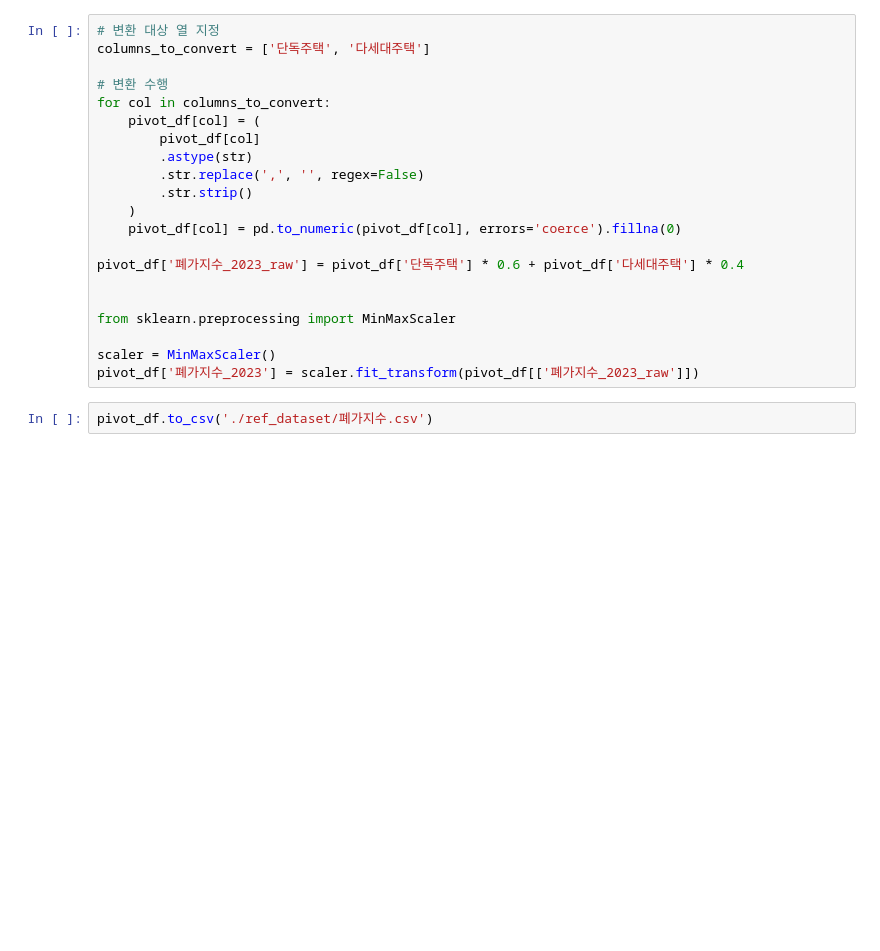
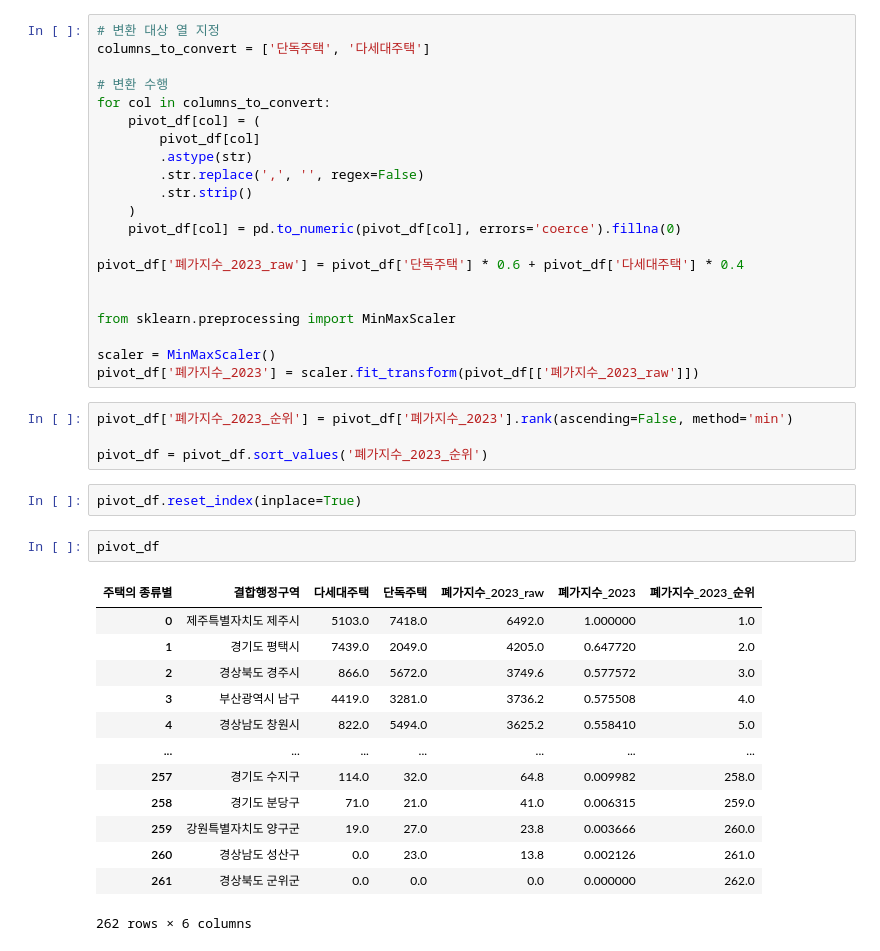
Before and after one commit to iju298/REFrame, a Jupyter notebook: notebooks/02_data_empty.ipynb, the cells around one changed output. Cells and saved outputs as stored; diff of their text form; blank space fills up the shorter version.

```diff
--- a/notebooks/02_data_empty.ipynb
+++ b/notebooks/02_data_empty.ipynb
@@ -160,5 +160,25 @@ from sklearn.preprocessing import MinMaxScaler
 
 scaler = MinMaxScaler()
 pivot_df['폐가지수_2023'] = scaler.fit_transform(pivot_df[['폐가지수_2023_raw']])
-# %%
-pivot_df.to_csv('./ref_dataset/폐가지수.csv')
+# %%
+pivot_df['폐가지수_2023_순위'] = pivot_df['폐가지수_2023'].rank(ascending=False, method='min')
+
+pivot_df = pivot_df.sort_values('폐가지수_2023_순위')
+# %%
+pivot_df.reset_index(inplace=True)
+# %%
+pivot_df
+# %% [output]
+| 주택의 종류별 | 결합행정구역 | 다세대주택 | 단독주택 | 폐가지수_2023_raw | 폐가지수_2023 | 폐가지수_2023_순위 |
+| 0 | 제주특별자치도 제주시 | 5103.0 | 7418.0 | 6492.0 | 1.000000 | 1.0 |
+| 1 | 경기도 평택시 | 7439.0 | 2049.0 | 4205.0 | 0.647720 | 2.0 |
+| 2 | 경상북도 경주시 | 866.0 | 5672.0 | 3749.6 | 0.577572 | 3.0 |
+| 3 | 부산광역시 남구 | 4419.0 | 3281.0 | 3736.2 | 0.575508 | 4.0 |
+| 4 | 경상남도 창원시 | 822.0 | 5494.0 | 3625.2 | 0.558410 | 5.0 |
+| ... | ... | ... | ... | ... | ... | ... |
+| 257 | 경기도 수지구 | 114.0 | 32.0 | 64.8 | 0.009982 | 258.0 |
+| 258 | 경기도 분당구 | 71.0 | 21.0 | 41.0 | 0.006315 | 259.0 |
+| 259 | 강원특별자치도 양구군 | 19.0 | 27.0 | 23.8 | 0.003666 | 260.0 |
+| 260 | 경상남도 성산구 | 0.0 | 23.0 | 13.8 | 0.002126 | 261.0 |
+| 261 | 경상북도 군위군 | 0.0 | 0.0 | 0.0 | 0.000000 | 262.0 |
+262 rows × 6 columns
```
Also changed, not shown: parts of 3 cells of this notebook, 3 other files.
